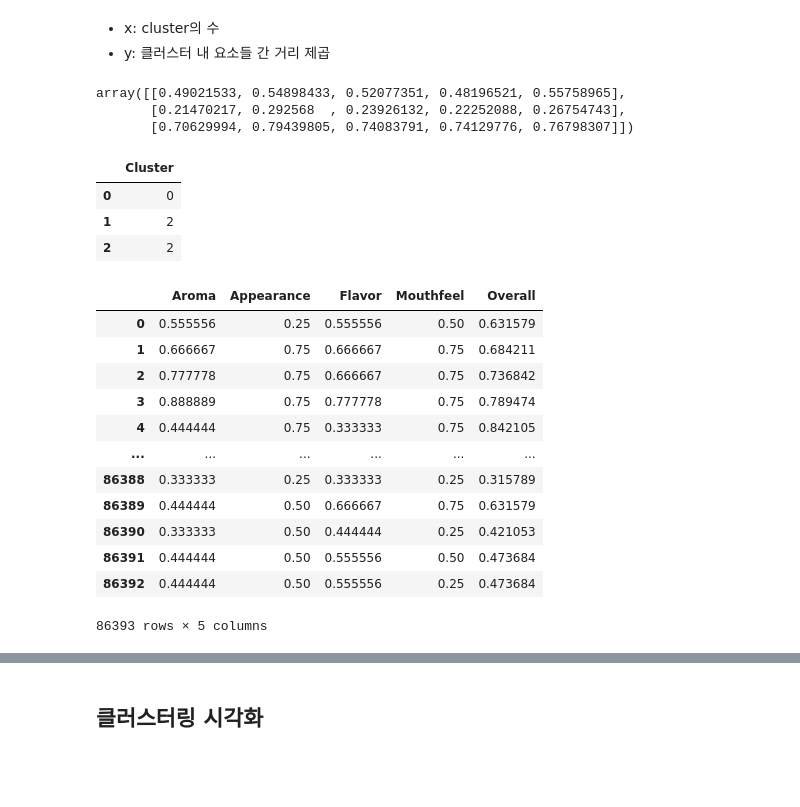
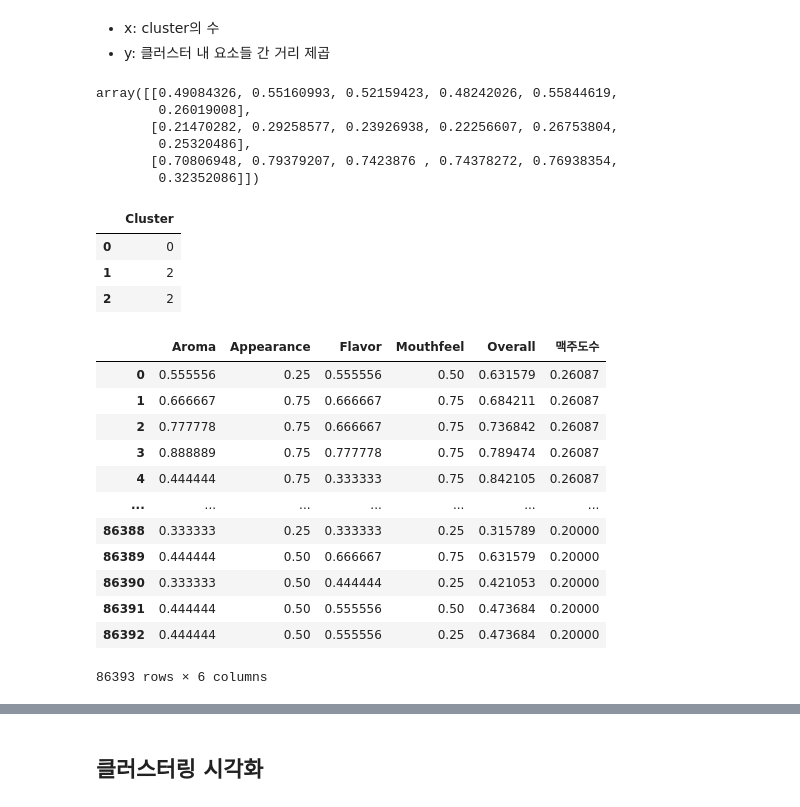
Before and after one commit to 2hongbi/DWU, a Jupyter notebook: big-data/big-data-capstone/project/beer_clustering.ipynb, the cells around one changed output, grey strips where cells are left out. Cells and saved outputs as stored; diff of their text form; code cells hidden in the pictures; blank space fills up the shorter version.

```diff
--- a/big-data/big-data-capstone/project/beer_clustering.ipynb
+++ b/big-data/big-data-capstone/project/beer_clustering.ipynb
@@ -17,6 +17,6 @@ import warnings
 warnings.filterwarnings('ignore')
 pd.set_option('display.max_rows', 100)
 # %%
-data = pd.read_csv('./맥주전처리후데이터.csv', encoding='utf-8', index_col=0)
+data = pd.read_csv('./맥주전처리후데이터_도수.csv', encoding='utf-8', index_col=0)
 data.head(3)
 # %% [output]
@@ -74,7 +74,7 @@ tmp.head()
 ## 클러스터링
 # %%
 beer_names = data[['맥주']]
-beer_values = data[['Aroma', 'Appearance', 'Flavor', 'Mouthfeel', 'Overall']]
+beer_values = data[['Aroma', 'Appearance', 'Flavor', 'Mouthfeel', 'Overall', '맥주도수']]
 # %%
 # 값 표준화
 scaler = MinMaxScaler()
@@ -124,9 +130,12 @@ elbow(scaled)
 km = KMeans(n_clusters=3).fit(scaled)
 km.cluster_centers_
 # %% [output]
-array([[0.49021533, 0.54898433, 0.52077351, 0.48196521, 0.55758965],
-       [0.21470217, 0.292568  , 0.23926132, 0.22252088, 0.26754743],
-       [0.70629994, 0.79439805, 0.74083791, 0.74129776, 0.76798307]])
+array([[0.49084326, 0.55160993, 0.52159423, 0.48242026, 0.55844619,
+        0.26019008],
+       [0.21470282, 0.29258577, 0.23926938, 0.22256607, 0.26753804,
+        0.25320486],
+       [0.70806948, 0.79379207, 0.7423876 , 0.74378272, 0.76938354,
+        0.32352086]])
 # %%
 # 클러스터링을 통해 맥주별 군집 예측
 predict = pd.DataFrame(km.predict(scaled))
@@ -138,22 +147,22 @@ predict.head(3)
 | 1 | 2 |
 | 2 | 2 |
 # %%
-scaled = pd.DataFrame(data=scaled, columns=['Aroma', 'Appearance', 'Flavor', 'Mouthfeel', 'Overall'])
+scaled = pd.DataFrame(data=scaled, columns=['Aroma', 'Appearance', 'Flavor', 'Mouthfeel', 'Overall', '맥주도수'])
 scaled
 # %% [output]
-|  | Aroma | Appearance | Flavor | Mouthfeel | Overall |
-| 0 | 0.555556 | 0.25 | 0.555556 | 0.50 | 0.631579 |
-| 1 | 0.666667 | 0.75 | 0.666667 | 0.75 | 0.684211 |
-| 2 | 0.777778 | 0.75 | 0.666667 | 0.75 | 0.736842 |
-| 3 | 0.888889 | 0.75 | 0.777778 | 0.75 | 0.789474 |
-| 4 | 0.444444 | 0.75 | 0.333333 | 0.75 | 0.842105 |
-| ... | ... | ... | ... | ... | ... |
-| 86388 | 0.333333 | 0.25 | 0.333333 | 0.25 | 0.315789 |
-| 86389 | 0.444444 | 0.50 | 0.666667 | 0.75 | 0.631579 |
-| 86390 | 0.333333 | 0.50 | 0.444444 | 0.25 | 0.421053 |
-| 86391 | 0.444444 | 0.50 | 0.555556 | 0.50 | 0.473684 |
-| 86392 | 0.444444 | 0.50 | 0.555556 | 0.25 | 0.473684 |
+|  | Aroma | Appearance | Flavor | Mouthfeel | Overall | 맥주도수 |
+| 0 | 0.555556 | 0.25 | 0.555556 | 0.50 | 0.631579 | 0.26087 |
+| 1 | 0.666667 | 0.75 | 0.666667 | 0.75 | 0.684211 | 0.26087 |
+| 2 | 0.777778 | 0.75 | 0.666667 | 0.75 | 0.736842 | 0.26087 |
+| 3 | 0.888889 | 0.75 | 0.777778 | 0.75 | 0.789474 | 0.26087 |
+| 4 | 0.444444 | 0.75 | 0.333333 | 0.75 | 0.842105 | 0.26087 |
+| ... | ... | ... | ... | ... | ... | ... |
+| 86388 | 0.333333 | 0.25 | 0.333333 | 0.25 | 0.315789 | 0.20000 |
+| 86389 | 0.444444 | 0.50 | 0.666667 | 0.75 | 0.631579 | 0.20000 |
+| 86390 | 0.333333 | 0.50 | 0.444444 | 0.25 | 0.421053 | 0.20000 |
+| 86391 | 0.444444 | 0.50 | 0.555556 | 0.50 | 0.473684 | 0.20000 |
+| 86392 | 0.444444 | 0.50 | 0.555556 | 0.25 | 0.473684 | 0.20000 |
-86393 rows × 5 columns
+86393 rows × 6 columns
 # %%
 beer_names.reset_index(inplace=True, drop=True)
 # %%
```
Also changed, not shown: parts of 9 cells of this notebook, 10 other files.
